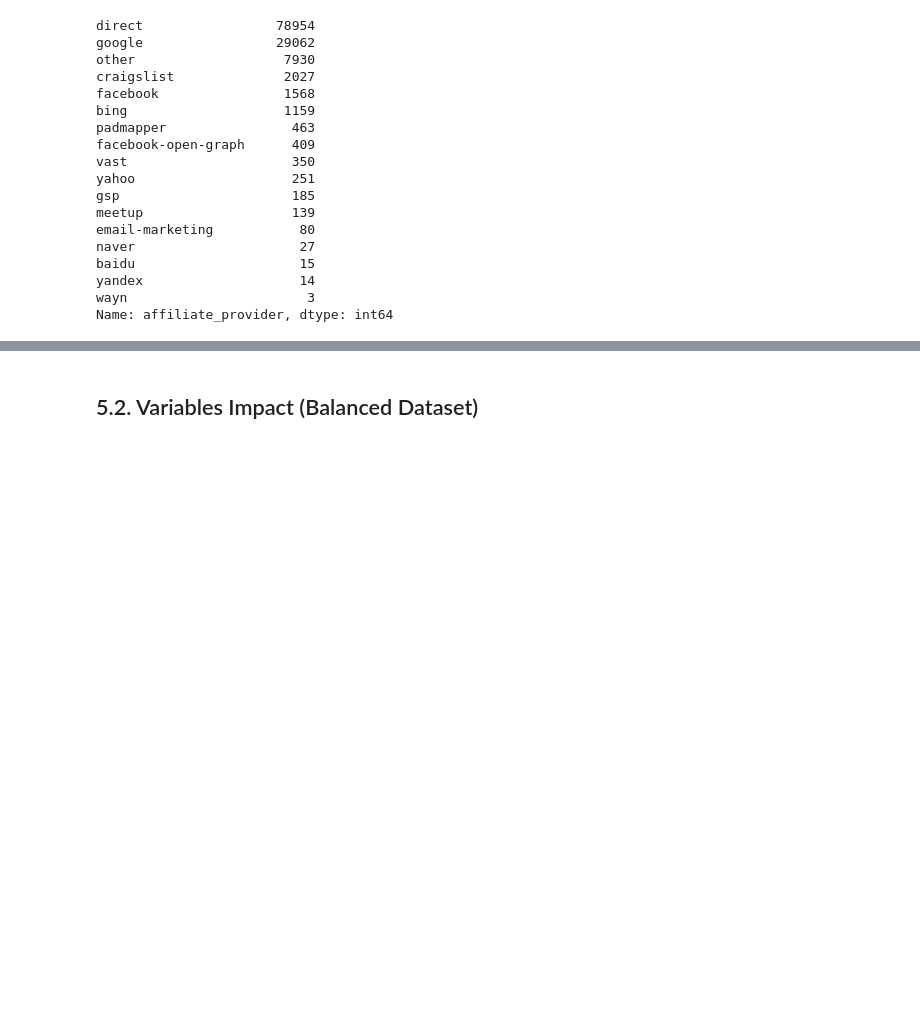
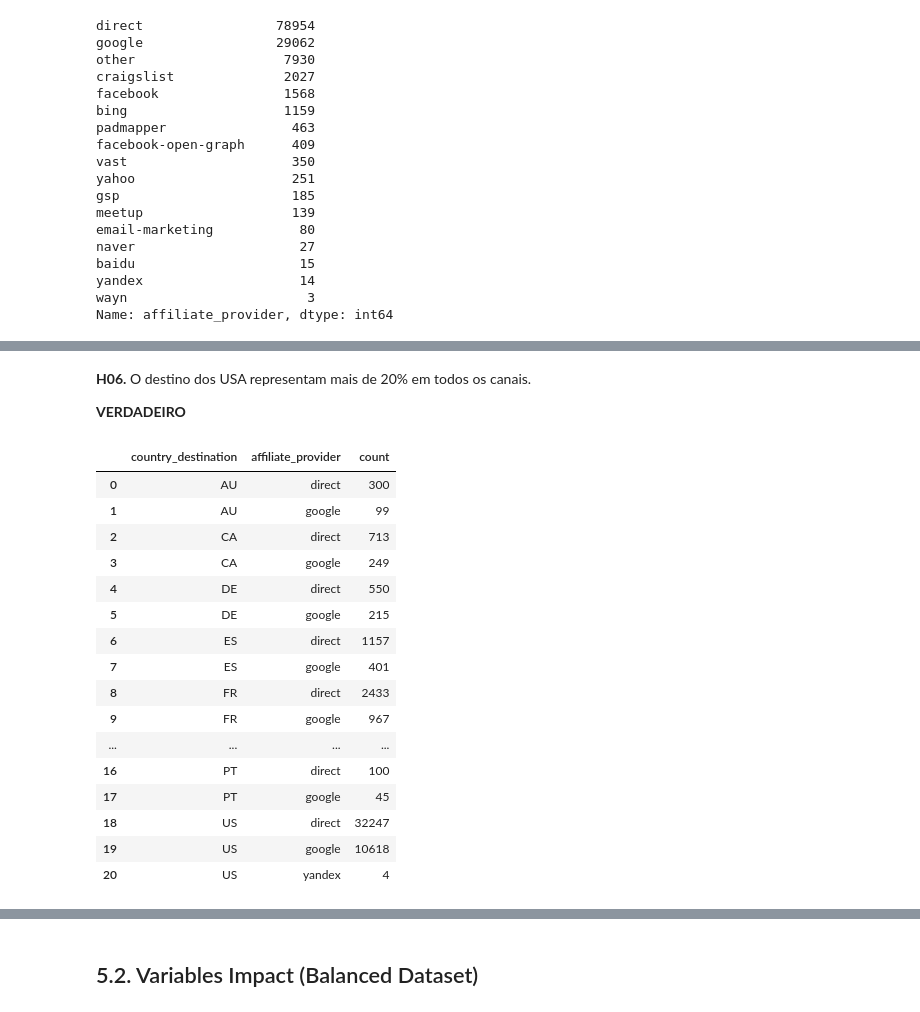
Before and after one commit to HenriqueCR1291/airbnb_prediction, a Jupyter notebook: m08_airbnb.ipynb, the cells around one changed output, grey strips where cells are left out. Drawn from its saved outputs; the diff is of its cells as text; code cells hidden in the pictures; blank space fills up the shorter version.

```diff
--- a/m08_airbnb.ipynb
+++ b/m08_airbnb.ipynb
@@ -852,0 +848,40 @@ aux02
+# %% [markdown]
+**H06.** O destino dos USA representam mais de 20% em todos os canais.
+
+**VERDADEIRO**
+# %%
+aux01 = df51[(df51['country_destination'] != 'NDF') & (df51['country_destination'] != 'other')
+            & (df51['affiliate_provider'] != 'other') & (df51['affiliate_provider'] != 'facebook-open-graph')
+            & (df51['affiliate_provider'] != 'vast') & (df51['affiliate_provider'] != 'yahoo')
+            & (df51['affiliate_provider'] != 'padmapper') & (df51['affiliate_provider'] != 'meetup')
+            & (df51['affiliate_provider'] != 'email-marketing') & (df51['affiliate_provider'] != 'gsp')
+            & (df51['affiliate_provider'] != 'baidu') & (df51['affiliate_provider'] != 'naver')
+            & (df51['affiliate_provider'] != 'bing') & (df51['affiliate_provider'] != 'craigslist')
+            & (df51['affiliate_provider'] != 'facebook')]
+
+
+aux02 = aux01[['country_destination', 'affiliate_provider']].\
+                groupby(['country_destination', 'affiliate_provider']). \
+                size().reset_index().rename(columns={0:'count'})
+aux02
+#plt.figure(figsize=(20,12))
+#plt.legend()
+#sns.barplot(x='affiliate_provider', y='count', data=aux02, order=aux02.sort_values('count',ascending=False).affiliate_provider)
+# %% [output]
+|  | country_destination | affiliate_provider | count |
+| 0 | AU | direct | 300 |
+| 1 | AU | google | 99 |
+| 2 | CA | direct | 713 |
+| 3 | CA | google | 249 |
+| 4 | DE | direct | 550 |
+| 5 | DE | google | 215 |
+| 6 | ES | direct | 1157 |
+| 7 | ES | google | 401 |
+| 8 | FR | direct | 2433 |
+| 9 | FR | google | 967 |
+| ... | ... | ... | ... |
+| 16 | PT | direct | 100 |
+| 17 | PT | google | 45 |
+| 18 | US | direct | 32247 |
+| 19 | US | google | 10618 |
+| 20 | US | yandex | 4 |
```
Also changed, not shown: parts of 14 cells of this notebook.
